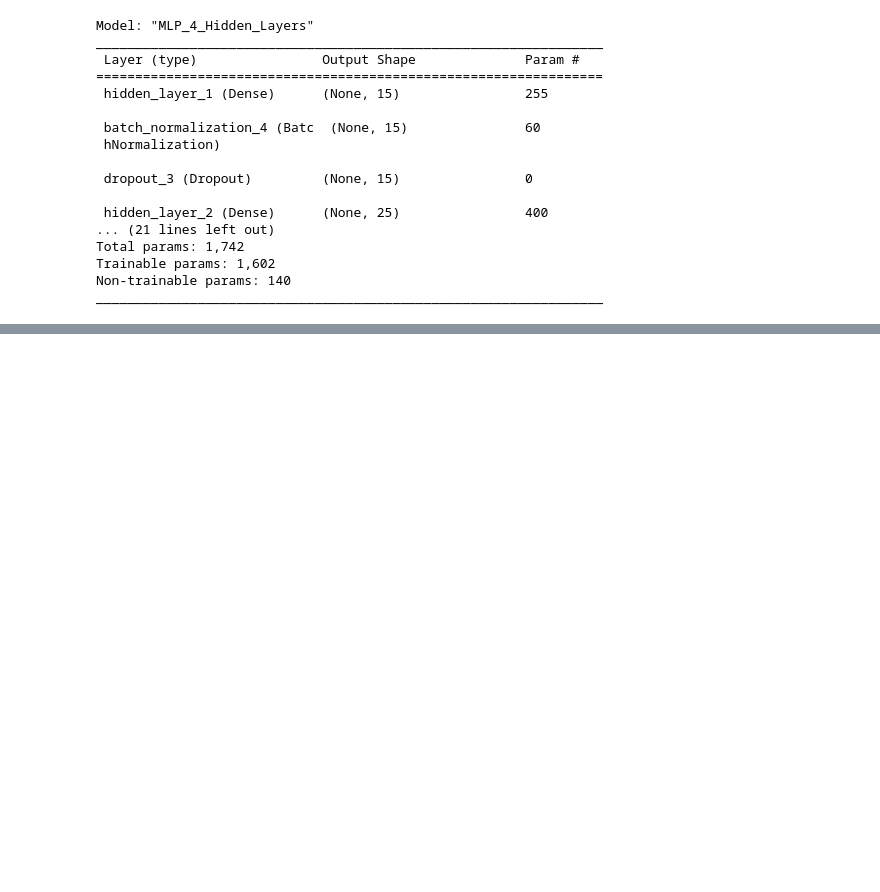
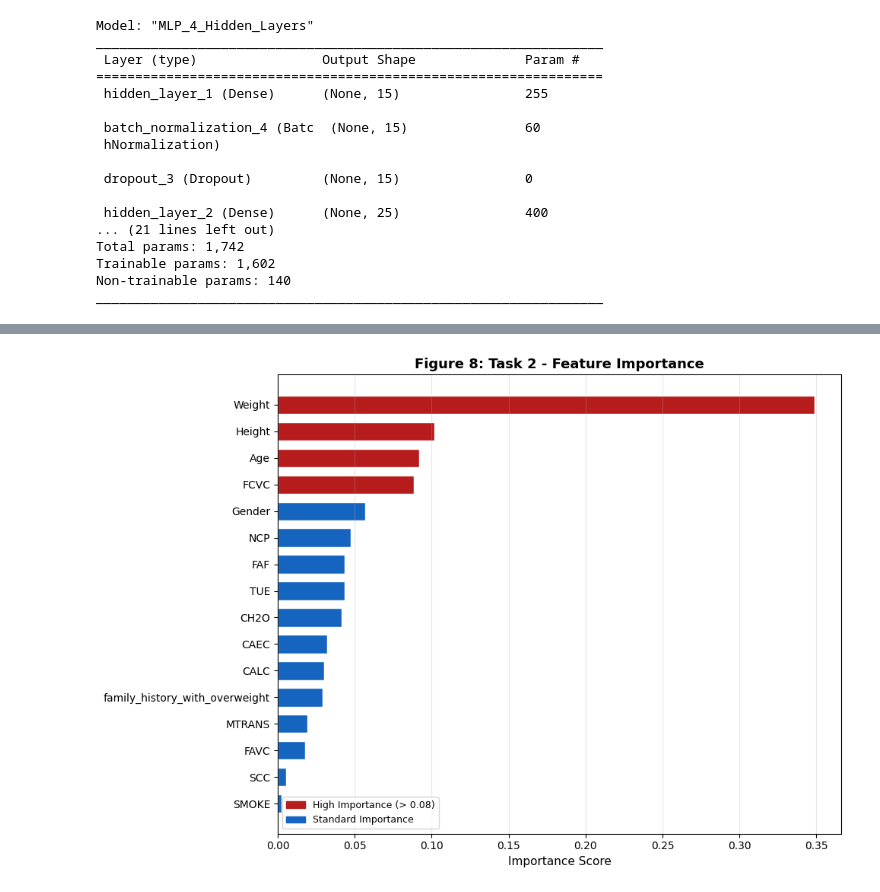
Before and after one commit to manthanfale62-glitch/OBESITY-LEVEL-CLASSIFICATION-USING-ARTIFICIAL-INTELLIGENCE-TECHNIQUES-, a Jupyter notebook: Notebook/Untitled-3.ipynb, the cells around one changed output, grey strips where cells are left out. Drawn from its saved outputs; the diff is of its cells as text; code cells hidden in the pictures; blank space fills up the shorter version.

```diff
--- a/Notebook/Untitled-3.ipynb
+++ b/Notebook/Untitled-3.ipynb
@@ -800,0 +905,97 @@ Saved: fig7_mlp_confusion.png
+# %%
+# -----------------------------------------
+# Train Random Forest Model Separately
+# -----------------------------------------
+
+# A standalone Random Forest model is trained
+# to analyze feature importance more clearly.
+rf_solo = RandomForestClassifier(
+    n_estimators=200,
+    max_depth=15,
+    random_state=42,
+    n_jobs=-1
+)
+
+# Train the model
+rf_solo.fit(X_train, y_train)
+
+# Evaluate model performance
+rf_accuracy = accuracy_score(y_test, rf_solo.predict(X_test))
+
+print(f"Random Forest Standalone Accuracy: {rf_accuracy * 100:.2f}%")
+
+# -----------------------------------------
+# Extract Feature Importance Scores
+# -----------------------------------------
+
+# Feature importance tells us how useful
+# each feature is for prediction.
+importance_scores = rf_solo.feature_importances_
+
+# Sort features from lowest to highest importance
+sorted_idx = np.argsort(importance_scores)
+
+# -----------------------------------------
+#  Bar Colors
+# -----------------------------------------
+
+# Features with importance > 0.08 are highlighted in red,
+# while the remaining features are shown in blue.
+bar_colors = [
+    '#B71C1C' if importance_scores[i] > 0.08 else '#1565C0'
+    for i in sorted_idx
+]
+
+# -----------------------------------------
+# Plot Feature Importance Graph
+# -----------------------------------------
+
+fig, ax = plt.subplots(figsize=(10, 7))
+
+# Horizontal bar chart
+ax.barh(
+    [feature_names[i] for i in sorted_idx],
+    importance_scores[sorted_idx],
+    color=bar_colors,
+    edgecolor='white',
+    height=0.7
+)
+
+# Axis labels and title
+ax.set_xlabel('Importance Score', fontsize=11)
+
+ax.set_title(
+    'Figure 8: Task 2 - Feature Importance',
+    fontsize=13,
+    fontweight='bold'
+)
+
+# Add grid lines for readability
+ax.grid(axis='x', alpha=0.3)
+
+# -----------------------------------------
+# Add Legend
+# -----------------------------------------
+
+legend_items = [
+    mpatches.Patch(color='#B71C1C', label='High Importance (> 0.08)'),
+    mpatches.Patch(color='#1565C0', label='Standard Importance')
+]
+
+ax.legend(handles=legend_items, fontsize=9)
+
+# Adjust layout
+plt.tight_layout()
+
+# Save the figure
+plt.savefig(
+    'fig8_feature_importance.png',
+    dpi=150,
+    bbox_inches='tight'
+)
+
+# Display the plot
+plt.show()
+
+print("Feature importance figure saved as: fig8_feature_importance.png")
+# %% [output]
@@ -800,0 +1003 @@ Saved: fig7_mlp_confusion.png
+[figure, added]
```
Also changed, not shown: parts of 8 cells of this notebook, 5 other files.
